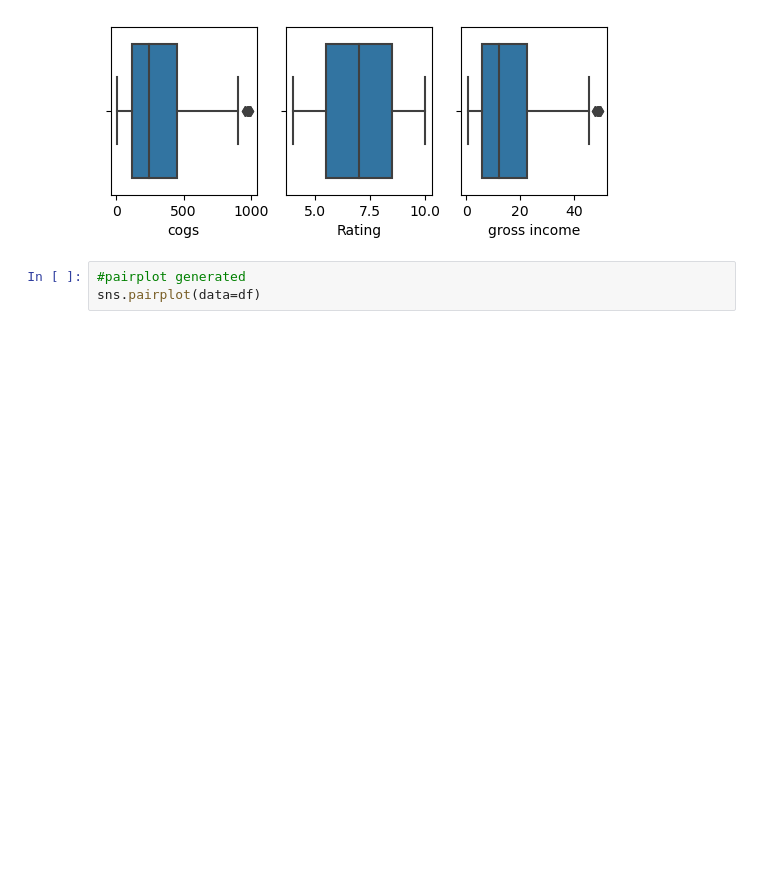
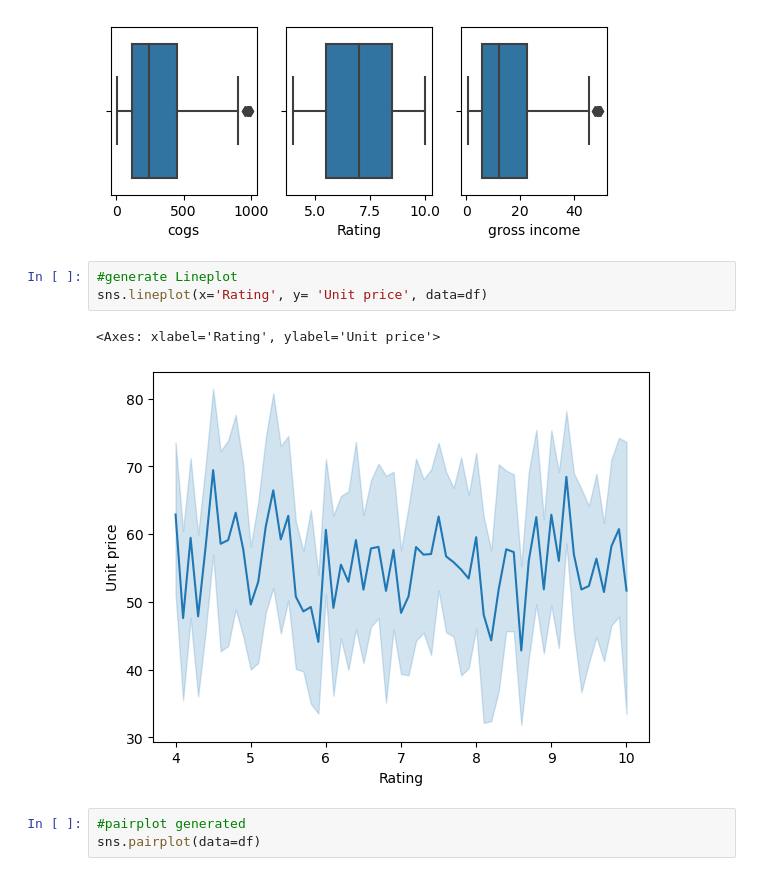
Before and after one commit to ghoshpoulami1293/Sales-Prediction, a Jupyter notebook: Sales Prediction.ipynb, the cells around one changed output. Saved outputs shown, nothing was run; the diff lists cells and outputs as text; blank space fills up the shorter version.

```diff
--- a/Sales Prediction.ipynb
+++ b/Sales Prediction.ipynb
@@ -111,6 +116,12 @@ sns.boxplot(x='gross income',data=df)
 # %% [output]
 <Axes: xlabel='gross income'>
 [figure]
+# %%
+#generate Lineplot
+sns.lineplot(x='Rating', y= 'Unit price', data=df)
+# %% [output]
+<Axes: xlabel='Rating', ylabel='Unit price'>
+[figure, added]
 # %%
 #pairplot generated
 sns.pairplot(data=df)
```
Also changed, not shown: parts of 7 cells of this notebook.
